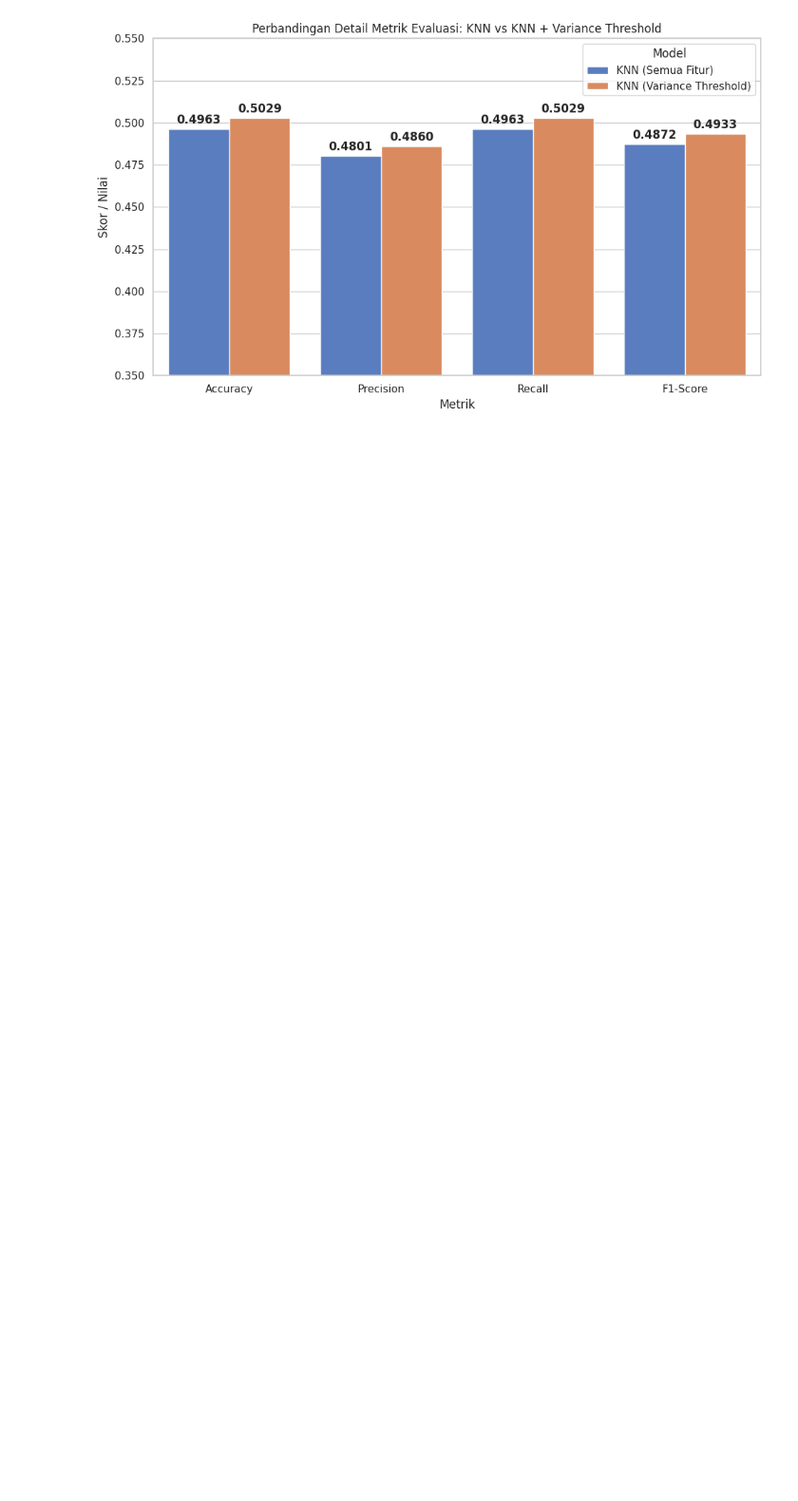
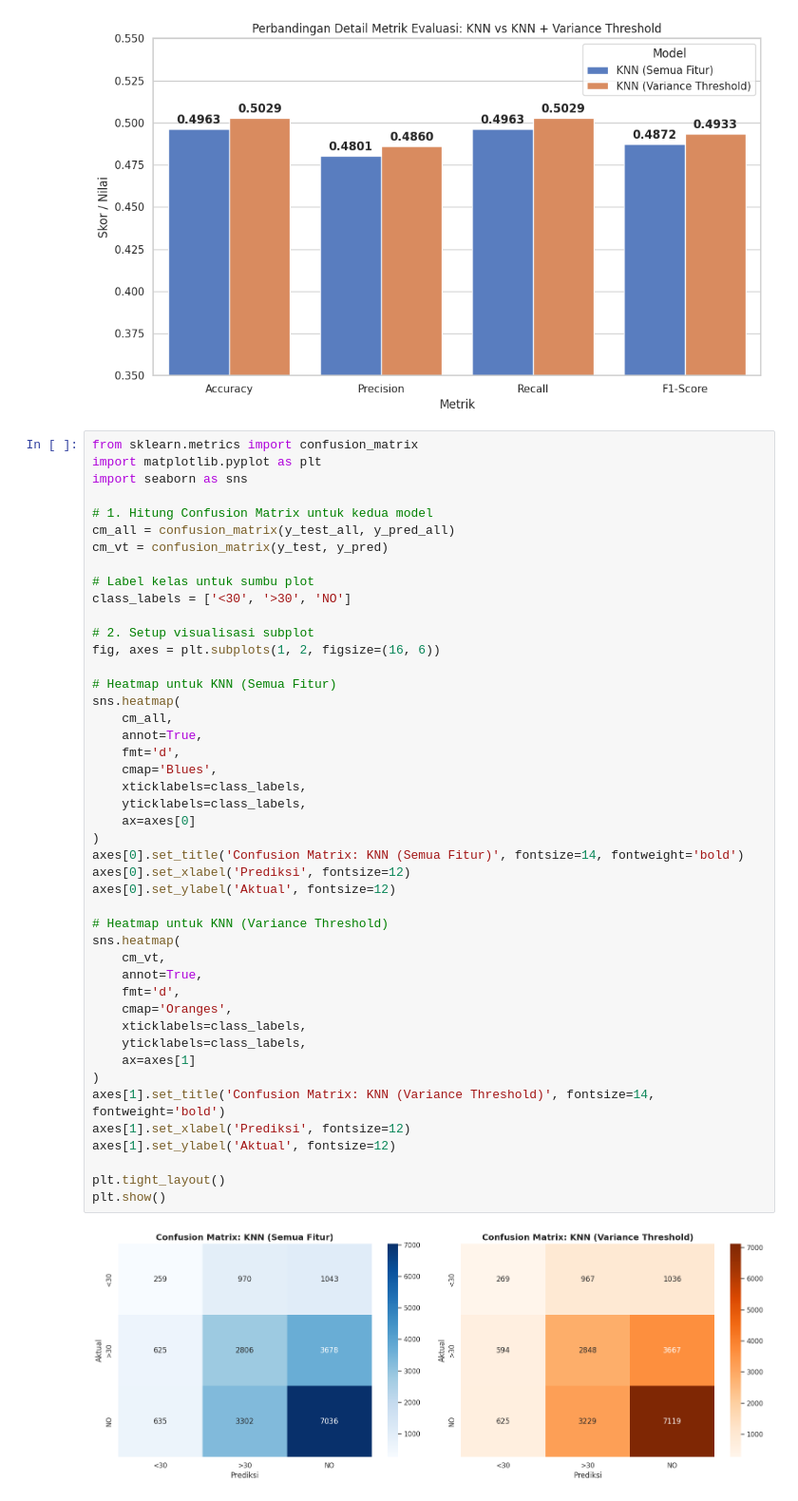
Before and after one commit to ImNotDanish05/2026_Pembelajaran-Mesin_TI-3A, a Jupyter notebook: Week_8/FiturSelection.ipynb, the cells around one changed output. Shown at 95% size. Cells and saved outputs as stored; diff of their text form; blank space fills up the shorter version.

```diff
--- a/Week_8/FiturSelection.ipynb
+++ b/Week_8/FiturSelection.ipynb
@@ -232,3 +232,50 @@ plt.tight_layout()
 plt.show()
 # %% [output]
 [figure]
+# %%
+from sklearn.metrics import confusion_matrix
+import matplotlib.pyplot as plt
+import seaborn as sns
+
+# 1. Hitung Confusion Matrix untuk kedua model
+cm_all = confusion_matrix(y_test_all, y_pred_all)
+cm_vt = confusion_matrix(y_test, y_pred)
+
+# Label kelas untuk sumbu plot
+class_labels = ['<30', '>30', 'NO']
+
+# 2. Setup visualisasi subplot
+fig, axes = plt.subplots(1, 2, figsize=(16, 6))
+
+# Heatmap untuk KNN (Semua Fitur)
+sns.heatmap(
+    cm_all,
+    annot=True,
+    fmt='d',
+    cmap='Blues',
+    xticklabels=class_labels,
+    yticklabels=class_labels,
+    ax=axes[0]
+)
+axes[0].set_title('Confusion Matrix: KNN (Semua Fitur)', fontsize=14, fontweight='bold')
+axes[0].set_xlabel('Prediksi', fontsize=12)
+axes[0].set_ylabel('Aktual', fontsize=12)
+
+# Heatmap untuk KNN (Variance Threshold)
+sns.heatmap(
+    cm_vt,
+    annot=True,
+    fmt='d',
+    cmap='Oranges',
+    xticklabels=class_labels,
+    yticklabels=class_labels,
+    ax=axes[1]
+)
+axes[1].set_title('Confusion Matrix: KNN (Variance Threshold)', fontsize=14, fontweight='bold')
+axes[1].set_xlabel('Prediksi', fontsize=12)
+axes[1].set_ylabel('Aktual', fontsize=12)
+
+plt.tight_layout()
+plt.show()
+# %% [output]
+[figure, added]
```
